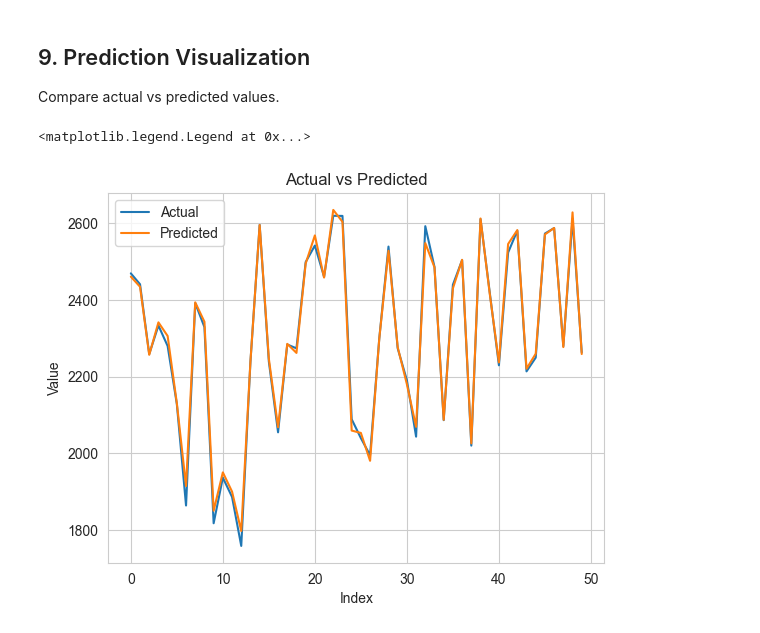
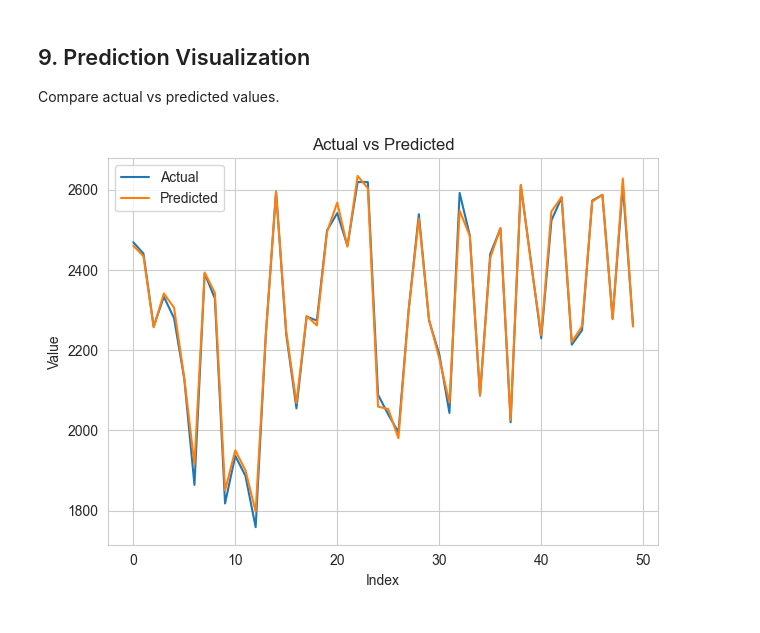
Before and after one commit to harsh4214/Practise-, a Jupyter notebook: Stock Project.ipynb, the cells around one changed output. Saved outputs shown, nothing was run; the diff lists cells and outputs as text; code cells hidden in the pictures.

Commit message:
Upgraded my line chart

```diff
--- a/Stock Project.ipynb
+++ b/Stock Project.ipynb
@@ -260,14 +258,14 @@ Compare actual vs predicted values.
 # %%
 plt.figure()
 
 plt.plot(y_test.values, label='Actual')
 plt.plot(y_pred, label='Predicted')
 
 plt.title('Actual vs Predicted')
 plt.xlabel('Index')
 plt.ylabel('Value')
 
 plt.legend()
+plt.tight_layout()
 # %% [output]
-<matplotlib.legend.Legend at 0x...>
-[figure, old version]
+[figure, new version]
```
Also changed, not shown: parts of 8 cells of this notebook.
